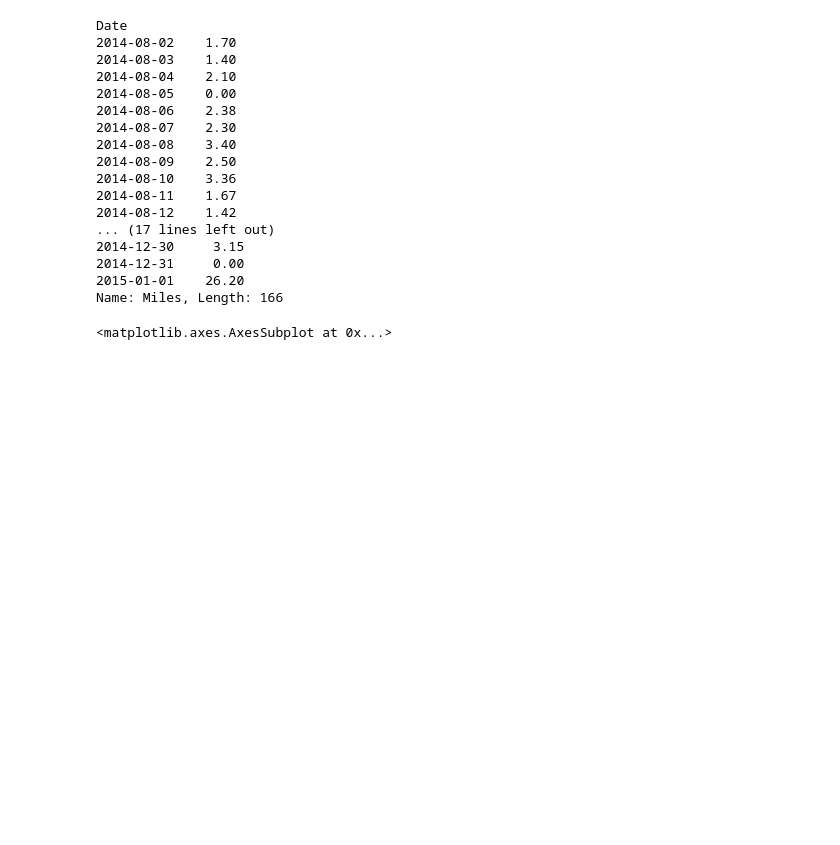
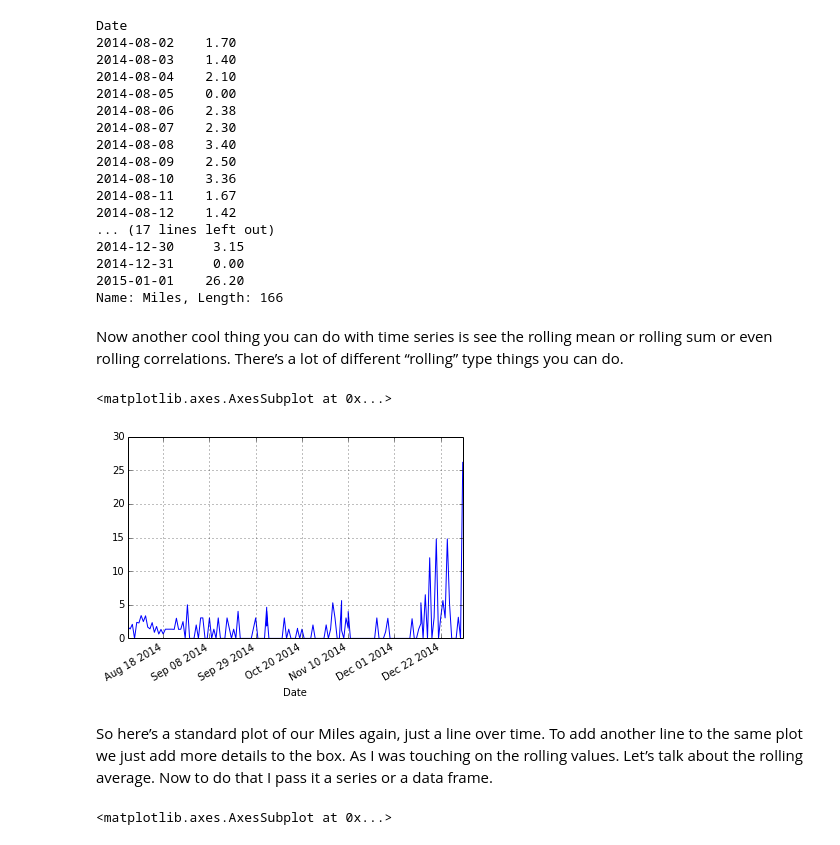
Before and after one commit to bllchmbrs/data_analysis_with_python_and_pandas, a Jupyter notebook: 4 - pandas Basics/4-6 pandas DataFrame Renaming Cols, Handling NaN Values, Maps, Intermediate Plotting, + Rolling Values.ipynb, the cells around one changed output. Drawn from its saved outputs; the diff is of its cells as text; code cells hidden in the pictures; blank space fills up the shorter version.

```diff
--- a/4 - pandas Basics/4-6 pandas DataFrame.ipynb
+++ b/4 - pandas Basics/4-6 pandas DataFrame Renaming Cols, Handling NaN Values, Maps, Intermediate Plotting, + Rolling Values.ipynb
@@ -310,6 +309,16 @@ Date
 2014-12-31     0.00
 2015-01-01    26.20
 Name: Miles, Length: 166
+# %% [markdown]
+Now another cool thing you can do with time series is see the rolling mean or rolling sum or even rolling correlations. There’s a lot of different “rolling” type things you can do.
+# %%
+df['Miles'].plot()
+# %% [output]
+<matplotlib.axes.AxesSubplot at 0x...>
+[figure, added]
+# %% [markdown]
+
+So here’s a standard plot of our Miles again, just a line over time. To add another line to the same plot we just add more details to the box. As I was touching on the rolling values. Let’s talk about the rolling average. Now to do that I pass it a series or a data frame.
 # %%
 df['Miles'].plot()
 pd.rolling_mean(df['Miles'], 7).plot()
```
Also changed, not shown: parts of 57 cells of this notebook, 3 other files.
